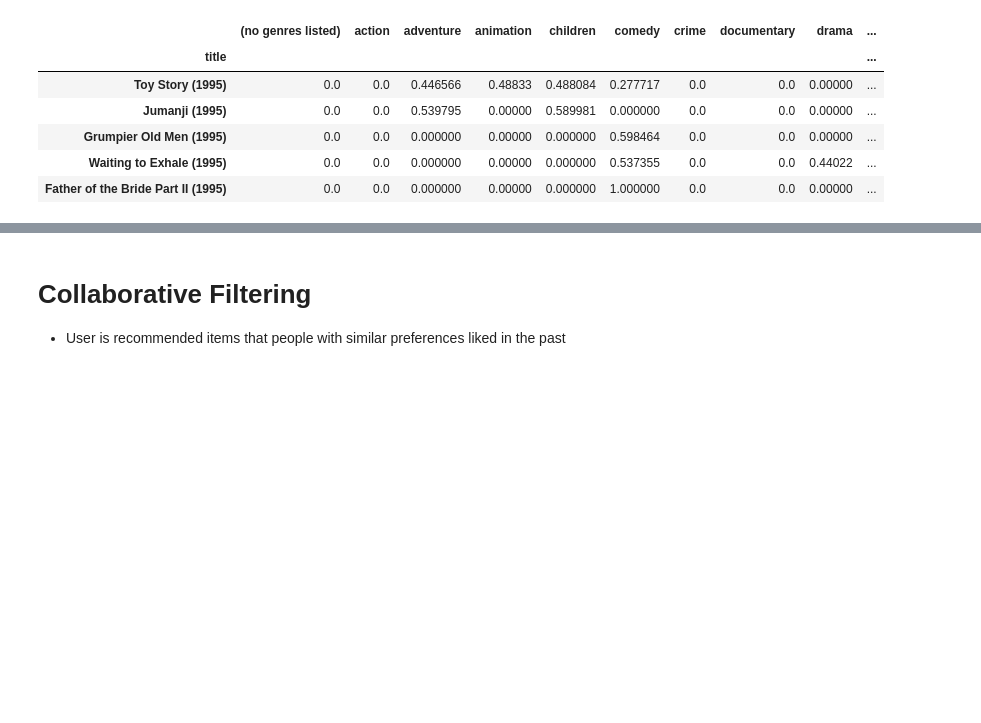
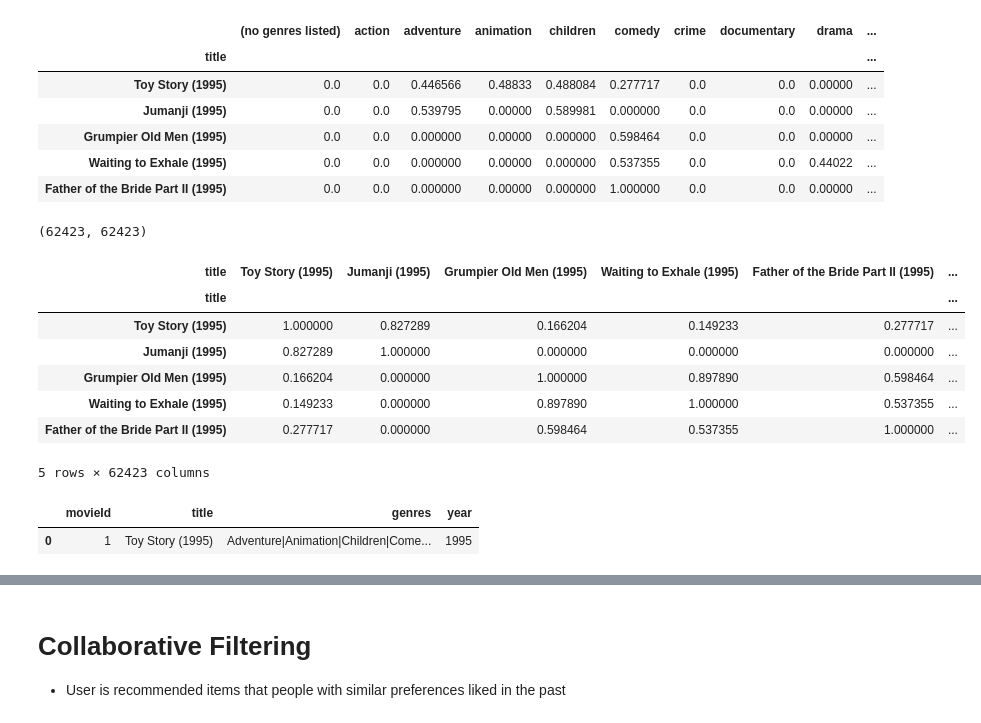
Before and after one commit to nsuttora/Movie-Recommender-Data-Mining-II, a Jupyter notebook: movie_recommender.ipynb, the cells around one changed output, grey strips where cells are left out. Saved outputs shown, nothing was run; the diff lists cells and outputs as text; code cells hidden in the pictures; blank space fills up the shorter version.

```diff
--- a/movie_recommender.ipynb
+++ b/movie_recommender.ipynb
@@ -348,0 +337,16 @@ tfidf_df.head()
+# %%
+cos_sim_df = pd.DataFrame(cosine_sim, index=movies['title'], columns=movies['title'])
+cos_sim_df.shape
+# %% [output]
+(62423, 62423)
+# %%
+cos_sim_df.head()
+# %% [output]
+| title | Toy Story (1995) | Jumanji (1995) | Grumpier Old Men (1995) | Waiting to Exhale (1995) | Father of the Bride Part II (1995) | ... |
+| title |  |  |  |  |  | ... |
+| Toy Story (1995) | 1.000000 | 0.827289 | 0.166204 | 0.149233 | 0.277717 | ... |
+| Jumanji (1995) | 0.827289 | 1.000000 | 0.000000 | 0.000000 | 0.000000 | ... |
+| Grumpier Old Men (1995) | 0.166204 | 0.000000 | 1.000000 | 0.897890 | 0.598464 | ... |
+| Waiting to Exhale (1995) | 0.149233 | 0.000000 | 0.897890 | 1.000000 | 0.537355 | ... |
+| Father of the Bride Part II (1995) | 0.277717 | 0.000000 | 0.598464 | 0.537355 | 1.000000 | ... |
+5 rows × 62423 columns
@@ -348,0 +360,6 @@ tfidf_df.head()
+# %%
+#Testing genre recommendation
+movies[movies.title.eq('Toy Story (1995)')]
+# %% [output]
+|  | movieId | title | genres | year |
+| 0 | 1 | Toy Story (1995) | Adventure|Animation|Children|Come... | 1995 |
```
Also changed, not shown: parts of 12 cells of this notebook.
